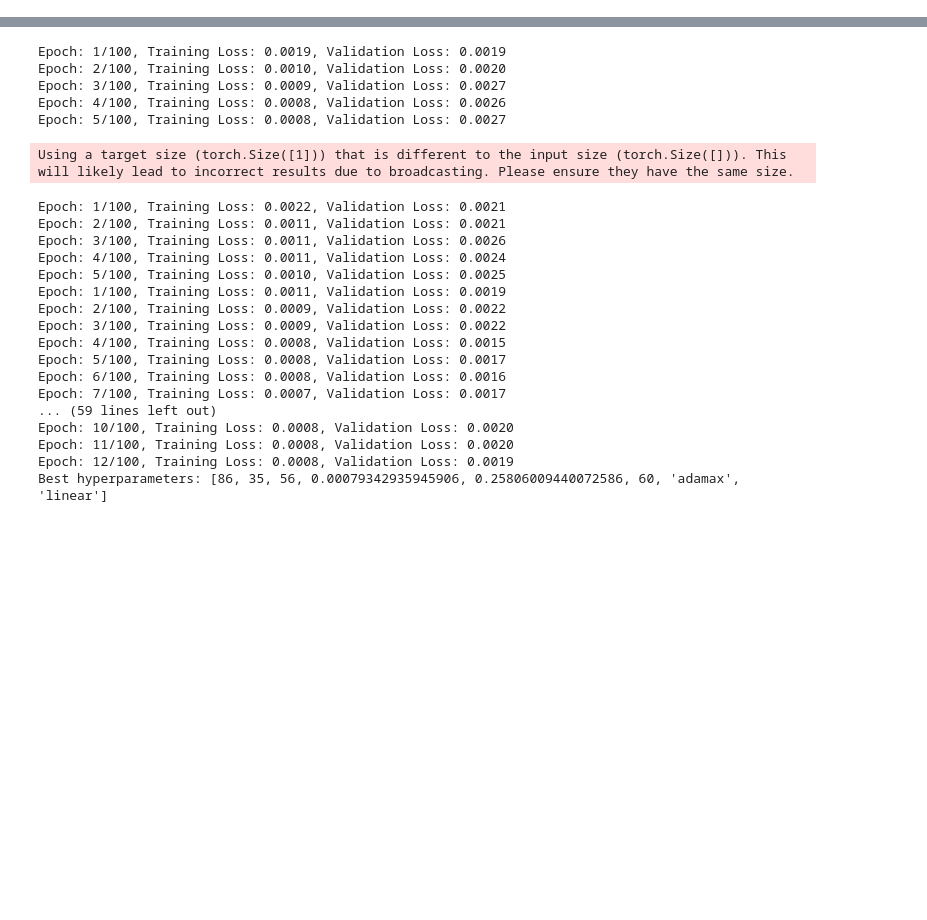
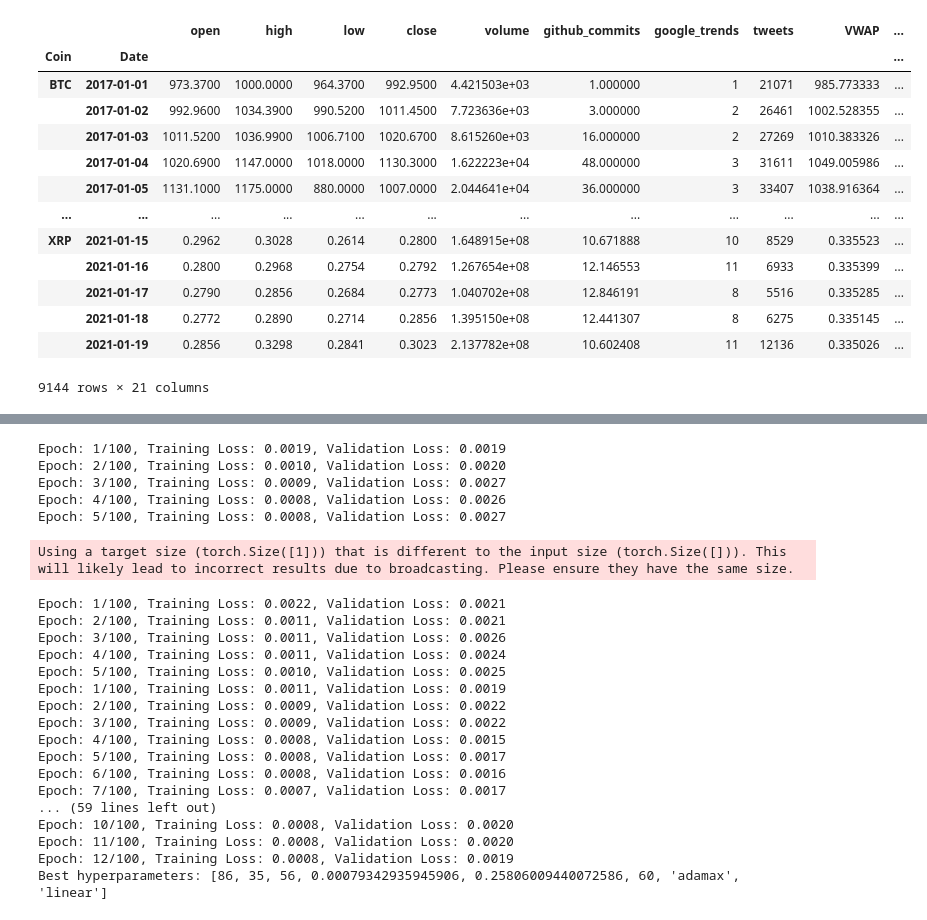
Before and after one commit to bhaskatripathi/Cryptodata_Coinbase_Kraken_Binance, a Jupyter notebook: Objective_3_Pytorch.ipynb, the cells around one changed output, grey strips where cells are left out. Drawn from its saved outputs; the diff is of its cells as text; code cells hidden in the pictures; blank space fills up the shorter version.

```diff
--- a/Objective_3_Pytorch.ipynb
+++ b/Objective_3_Pytorch.ipynb
@@ -162,0 +197,17 @@ y = df_reduced_corr['bid_ask_spread']
+# %%
+coinbase_data
+# %% [output]
+|  |  | open | high | low | close | volume | github_commits | google_trends | tweets | VWAP | ... |
+| Coin | Date |  |  |  |  |  |  |  |  |  | ... |
+| BTC | 2017-01-01 | 973.3700 | 1000.0000 | 964.3700 | 992.9500 | 4.421503e+03 | 1.000000 | 1 | 21071 | 985.773333 | ... |
+|  | 2017-01-02 | 992.9600 | 1034.3900 | 990.5200 | 1011.4500 | 7.723636e+03 | 3.000000 | 2 | 26461 | 1002.528355 | ... |
+|  | 2017-01-03 | 1011.5200 | 1036.9900 | 1006.7100 | 1020.6700 | 8.615260e+03 | 16.000000 | 2 | 27269 | 1010.383326 | ... |
+|  | 2017-01-04 | 1020.6900 | 1147.0000 | 1018.0000 | 1130.3000 | 1.622223e+04 | 48.000000 | 3 | 31611 | 1049.005986 | ... |
+|  | 2017-01-05 | 1131.1000 | 1175.0000 | 880.0000 | 1007.0000 | 2.044641e+04 | 36.000000 | 3 | 33407 | 1038.916364 | ... |
+| ... | ... | ... | ... | ... | ... | ... | ... | ... | ... | ... | ... |
+| XRP | 2021-01-15 | 0.2962 | 0.3028 | 0.2614 | 0.2800 | 1.648915e+08 | 10.671888 | 10 | 8529 | 0.335523 | ... |
+|  | 2021-01-16 | 0.2800 | 0.2968 | 0.2754 | 0.2792 | 1.267654e+08 | 12.146553 | 11 | 6933 | 0.335399 | ... |
+|  | 2021-01-17 | 0.2790 | 0.2856 | 0.2684 | 0.2773 | 1.040702e+08 | 12.846191 | 8 | 5516 | 0.335285 | ... |
+|  | 2021-01-18 | 0.2772 | 0.2890 | 0.2714 | 0.2856 | 1.395150e+08 | 12.441307 | 8 | 6275 | 0.335145 | ... |
+|  | 2021-01-19 | 0.2856 | 0.3298 | 0.2841 | 0.3023 | 2.137782e+08 | 10.602408 | 11 | 12136 | 0.335026 | ... |
+9144 rows × 21 columns
```
Also changed, not shown: parts of 35 cells of this notebook.
